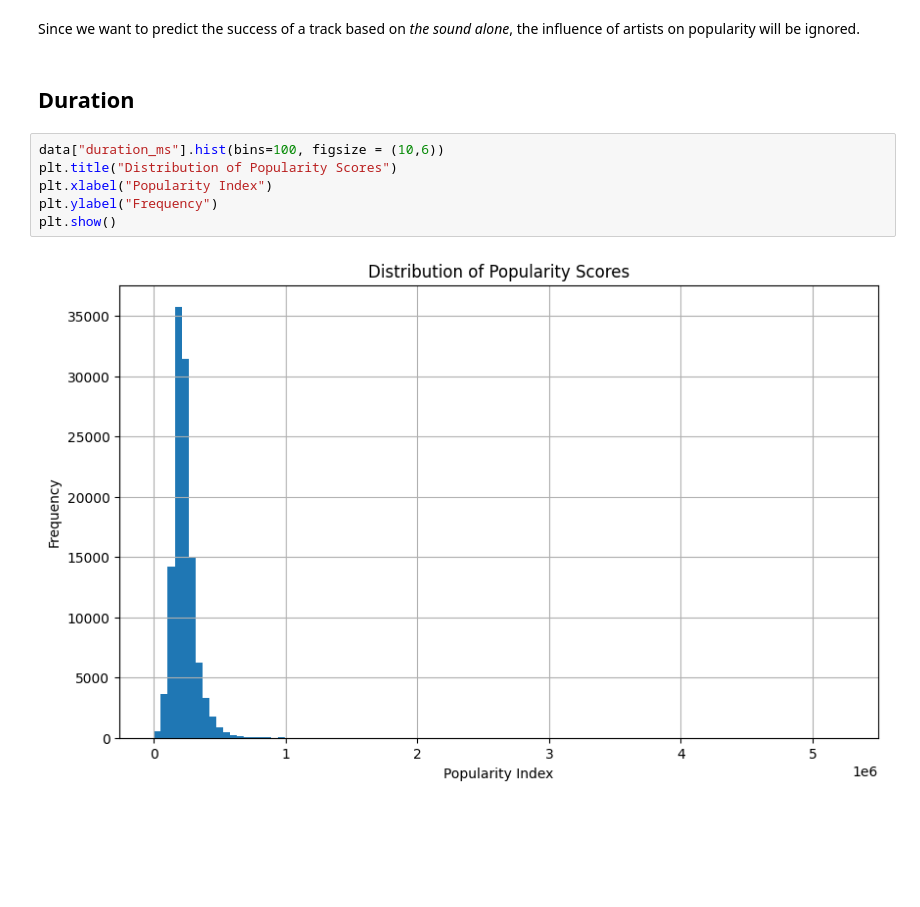
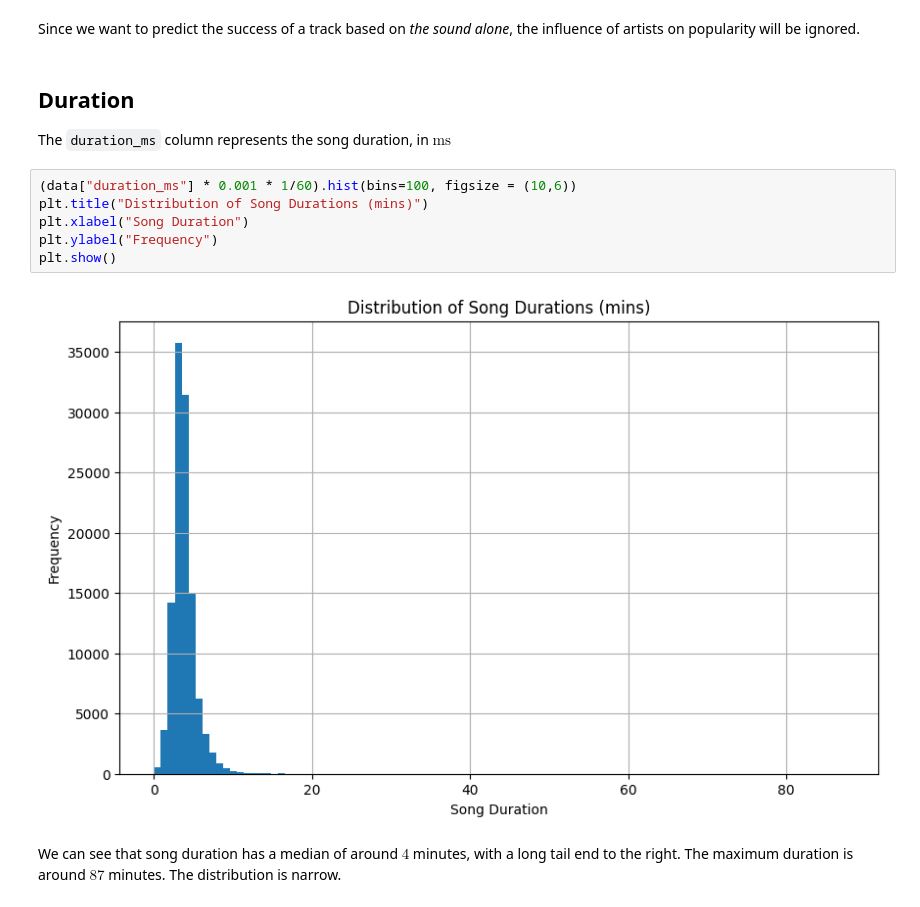
Before and after one commit to ayahusseini/spotify_success, a Jupyter notebook: pipeline/data_exploration.ipynb, the cells around one changed output. Cells and saved outputs as stored; diff of their text form; blank space fills up the shorter version.

Commit message:
added some brief data exploration

```diff
--- a/pipeline/data_exploration.ipynb
+++ b/pipeline/data_exploration.ipynb
@@ -101,11 +100,15 @@ Name: count, Length: 31437, dtype: int64
 Since we want to predict the success of a track based on *the sound alone*, the influence of artists on popularity will be ignored.
 # %% [markdown]
 ## Duration
+
+The `duration_ms` column represents the song duration, in $\text{ms}$
 # %%
-data["duration_ms"].hist(bins=100, figsize = (10,6))
-plt.title("Distribution of Popularity Scores")
-plt.xlabel("Popularity Index")
+(data["duration_ms"] * 0.001 * 1/60).hist(bins=100, figsize = (10,6))
+plt.title("Distribution of Song Durations (mins)")
+plt.xlabel("Song Duration")
 plt.ylabel("Frequency")
 plt.show()
 # %% [output]
-[figure, old version]
+[figure, new version]
+# %% [markdown]
+We can see that song duration has a median of around $4$ minutes, with a long tail end to the right. The maximum duration is around $87$ minutes. The distribution is narrow.
```
Also changed, not shown: parts of 25 cells of this notebook, 1 other file.
